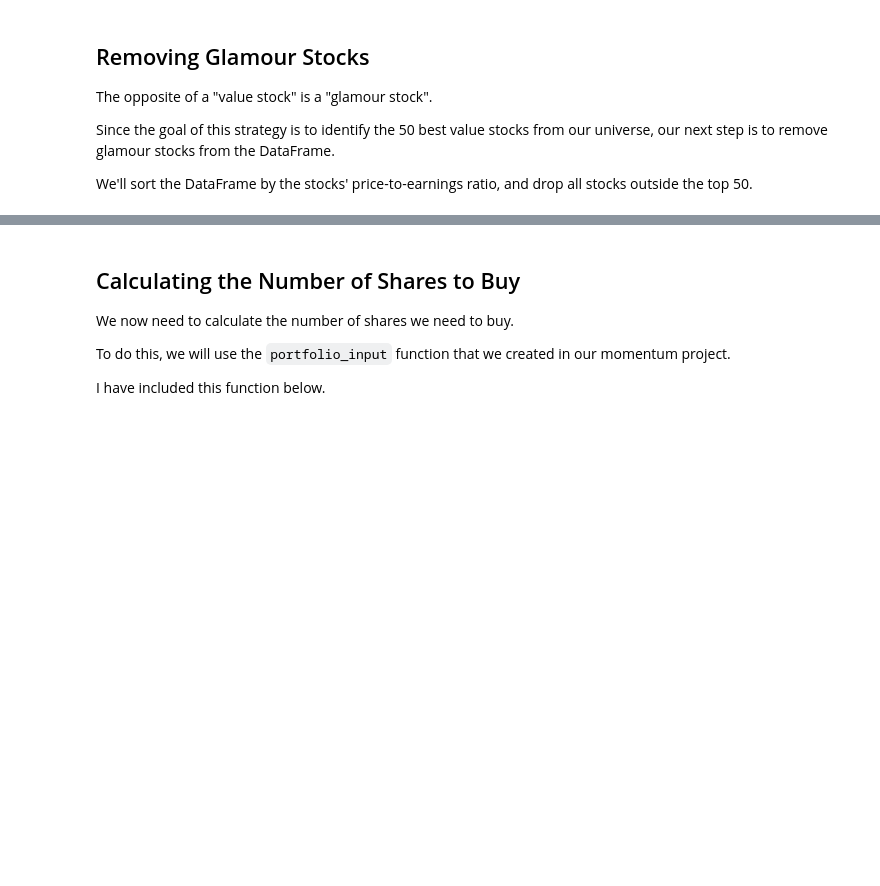
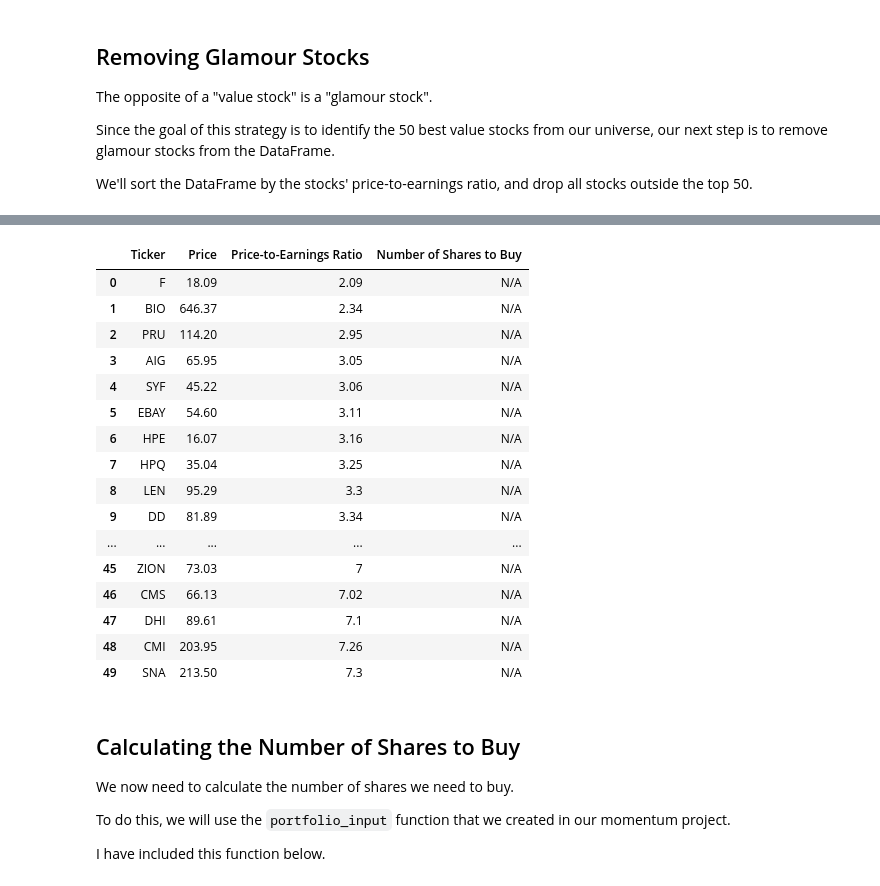
Before and after one commit to KamilWilczek/Learning_Path, a Jupyter notebook: Algotrading/Algorithmic_Trading_Using_Python/003_quantitative_value_strategy_.ipynb, the cells around one changed output, grey strips where cells are left out. Cells and saved outputs as stored; diff of their text form; code cells hidden in the pictures; blank space fills up the shorter version.

```diff
--- a/Algotrading/Algorithmic_Trading_Using_Python/003_quantitative_value_strategy_.ipynb
+++ b/Algotrading/Algorithmic_Trading_Using_Python/003_quantitative_value_strategy_.ipynb
@@ -81,3 +66,30 @@ Now we need to create a blank DataFrame and add our data to the data frame one-b
+# %%
+final_dataframe = pd.DataFrame(columns=my_columns)
+for symbol_string in symbol_strings:
+    batch_api_call_url = f"https://sandbox.iexapis.com/stable/stock/market/batch/?types=quote&symbols={symbol_string}&token={IEX_CLOUD_API_TOKEN}"
+    data = requests.get(batch_api_call_url).json()
+    for symbol in symbol_string.split(","):
+        if symbol == "VIAC":
+            final_dataframe = final_dataframe.append(
+                pd.Series([symbol, 0, 0, "N/A"], index=my_columns), ignore_index=True
+            )
+        elif symbol == "WLTW":
+            final_dataframe = final_dataframe.append(
+                pd.Series([symbol, 0, 0, "N/A"], index=my_columns), ignore_index=True
+            )
+        else:
+            final_dataframe = final_dataframe.append(
+                pd.Series(
+                    [
+                        symbol,
+                        data[symbol]["quote"]["latestPrice"],
+                        data[symbol]["quote"]["peRatio"],
+                        "N/A",
+                    ],
+                    index=my_columns,
+                ),
+                ignore_index=True,
+            )
 # %% [markdown]
 ## Removing Glamour Stocks
 
@@ -108,3 +101,30 @@ We'll sort the DataFrame by the stocks' price-to-earnings ratio, and drop all st
+# %%
+final_dataframe.sort_values('Price-to-Earnings Ratio', inplace=True)
+final_dataframe = final_dataframe[final_dataframe['Price-to-Earnings Ratio'] > 0]
+final_dataframe = final_dataframe[:50]
+len(final_dataframe)
+final_dataframe.reset_index(inplace=True)
+final_dataframe.drop('index', axis=1, inplace=True)
+
+final_dataframe
+# %% [output]
+|  | Ticker | Price | Price-to-Earnings Ratio | Number of Shares to Buy |
+| 0 | F | 18.09 | 2.09 | N/A |
+| 1 | BIO | 646.37 | 2.34 | N/A |
+| 2 | PRU | 114.20 | 2.95 | N/A |
+| 3 | AIG | 65.95 | 3.05 | N/A |
+| 4 | SYF | 45.22 | 3.06 | N/A |
+| 5 | EBAY | 54.60 | 3.11 | N/A |
+| 6 | HPE | 16.07 | 3.16 | N/A |
+| 7 | HPQ | 35.04 | 3.25 | N/A |
+| 8 | LEN | 95.29 | 3.3 | N/A |
+| 9 | DD | 81.89 | 3.34 | N/A |
+| ... | ... | ... | ... | ... |
+| 45 | ZION | 73.03 | 7 | N/A |
+| 46 | CMS | 66.13 | 7.02 | N/A |
+| 47 | DHI | 89.61 | 7.1 | N/A |
+| 48 | CMI | 203.95 | 7.26 | N/A |
+| 49 | SNA | 213.50 | 7.3 | N/A |
 # %% [markdown]
 ## Calculating the Number of Shares to Buy
 We now need to calculate the number of shares we need to buy.
```
Also changed, not shown: parts of 5 cells of this notebook.
